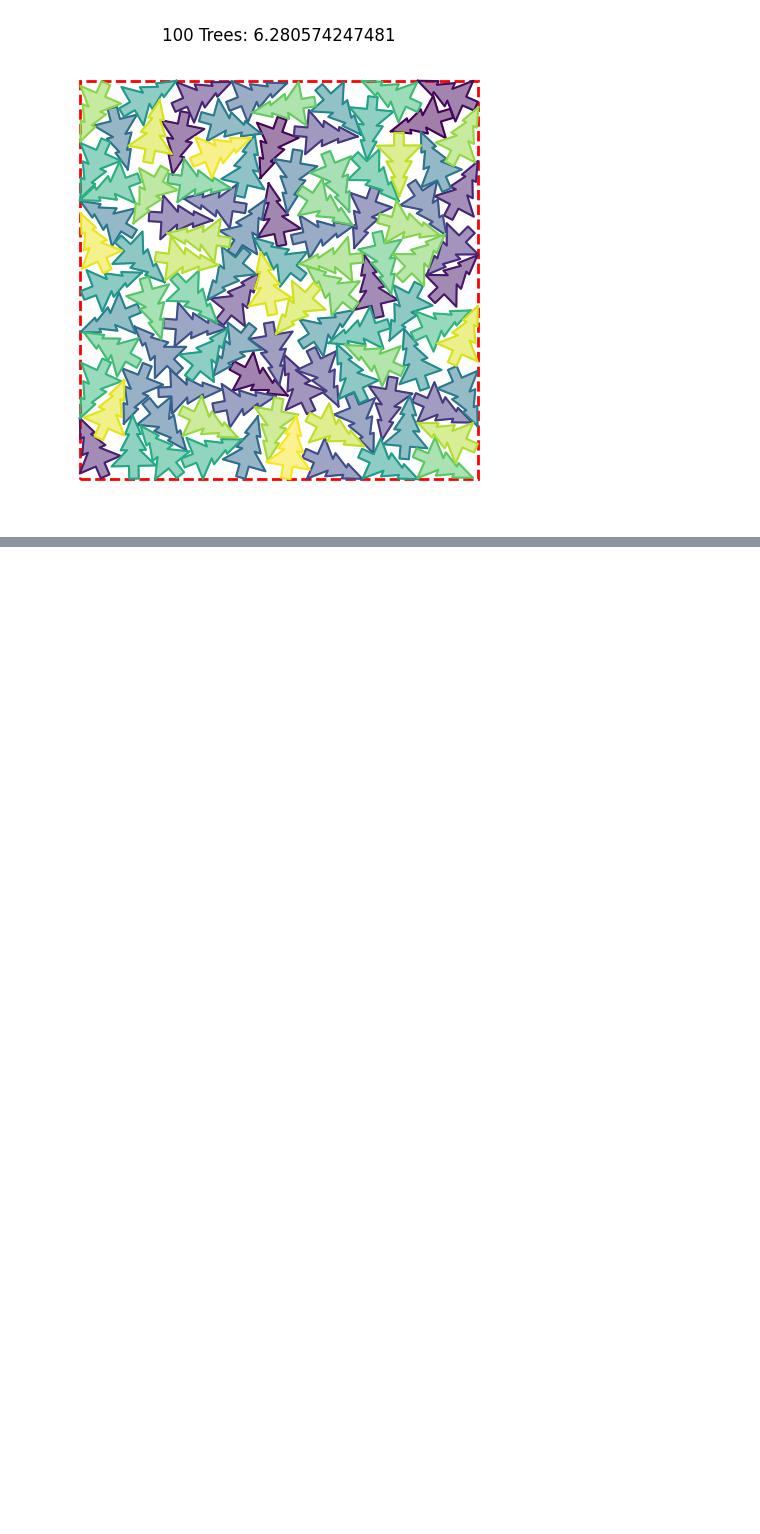
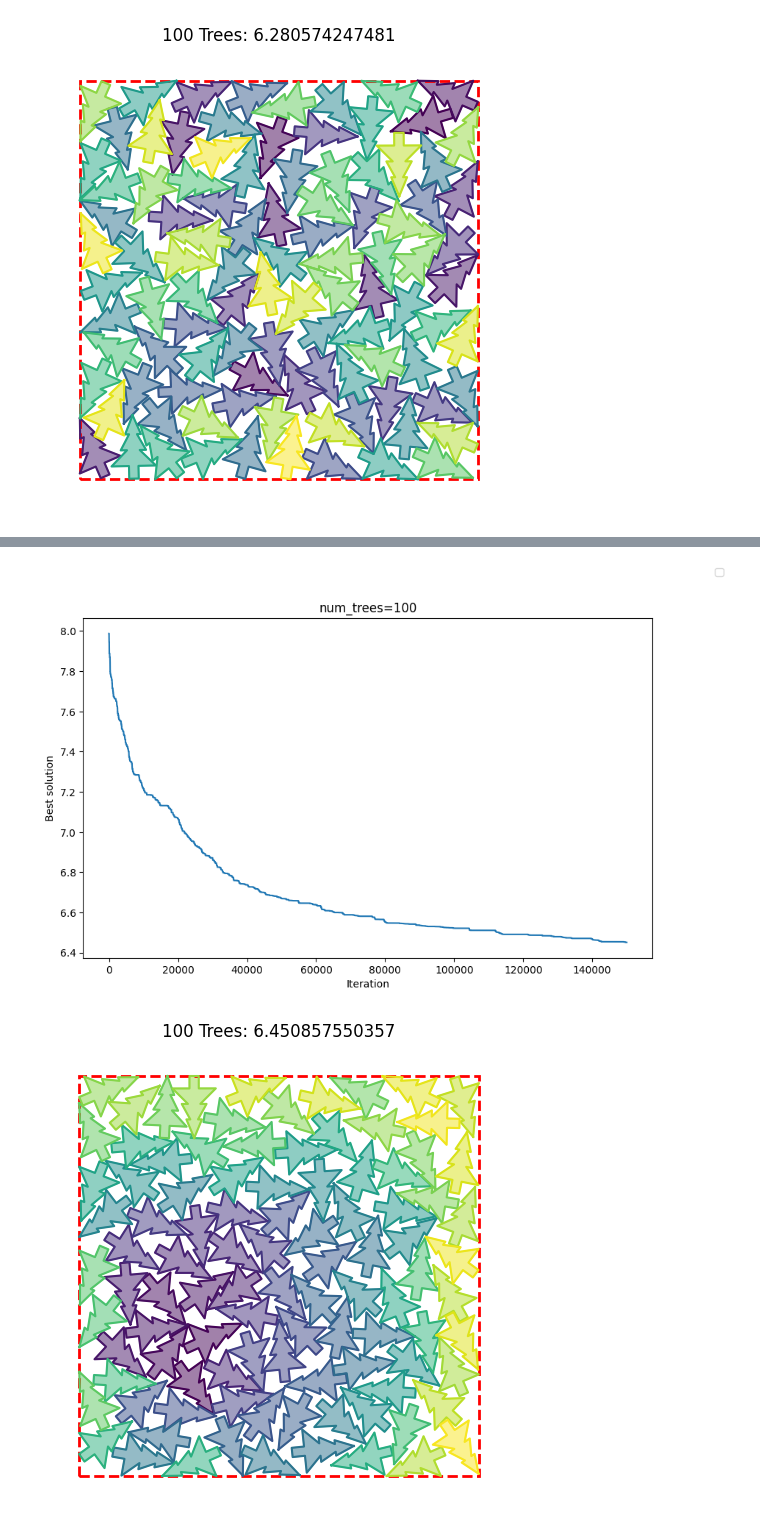
Before and after one commit to igorwlodarczyk/aoin, a Jupyter notebook: raport.ipynb, the cells around one changed output, grey strips where cells are left out. Saved outputs shown, nothing was run; the diff lists cells and outputs as text; code cells hidden in the pictures; blank space fills up the shorter version.

```diff
--- a/raport.ipynb
+++ b/raport.ipynb
@@ -55,0 +73,6 @@ plot_sa("data/output_saa_77b06160110c44d9a202bc3bd4a804c6.log")
+# %%
+from northpole_packing.notebook import plot_ts
+plot_ts("data/output_ts_bd27da79496e40bc92f2c06f0a48823b.log", "num_trees=100")
+# %% [output]
+[figure, added]
+[figure, added]
```
Also changed, not shown: parts of 7 cells of this notebook.
